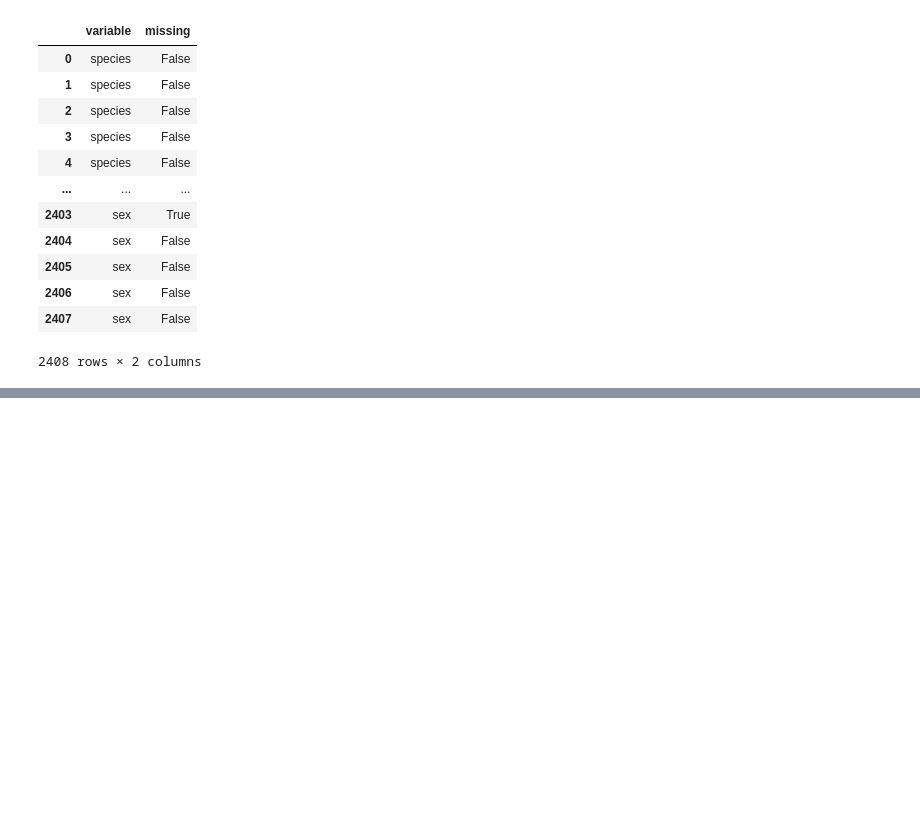
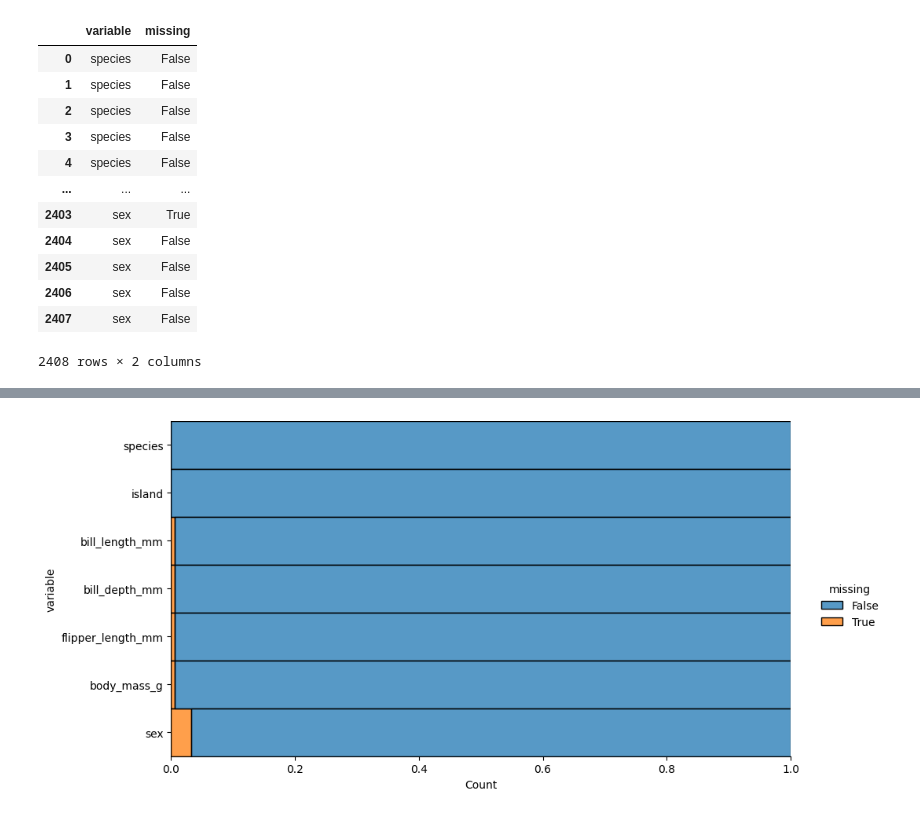
Before and after one commit to cesarmayta/BOOTCAMP_DSG1, a Jupyter notebook: dia1/01_eda_validaciones.ipynb, the cells around one changed output, grey strips where cells are left out. Saved outputs shown, nothing was run; the diff lists cells and outputs as text; code cells hidden in the pictures; blank space fills up the shorter version.

```diff
--- a/dia1/01_eda_validaciones.ipynb
+++ b/dia1/01_eda_validaciones.ipynb
@@ -129,0 +132,3 @@ preprocessed_peguins_df.isnull().melt(value_name='missing')
+# %%
+penguins_null_df = preprocessed_peguins_df.isnull().melt(value_name='missing')
+penguins_null_df
@@ -129,0 +149,5 @@ preprocessed_peguins_df.isnull().melt(value_name='missing')
+# %%
+sns.displot(data=penguins_null_df,y='variable',hue='missing',aspect=2,multiple='fill')
+plt.show()
+# %% [output]
+[figure, added]
```
Also changed, not shown: parts of 3 cells of this notebook.
